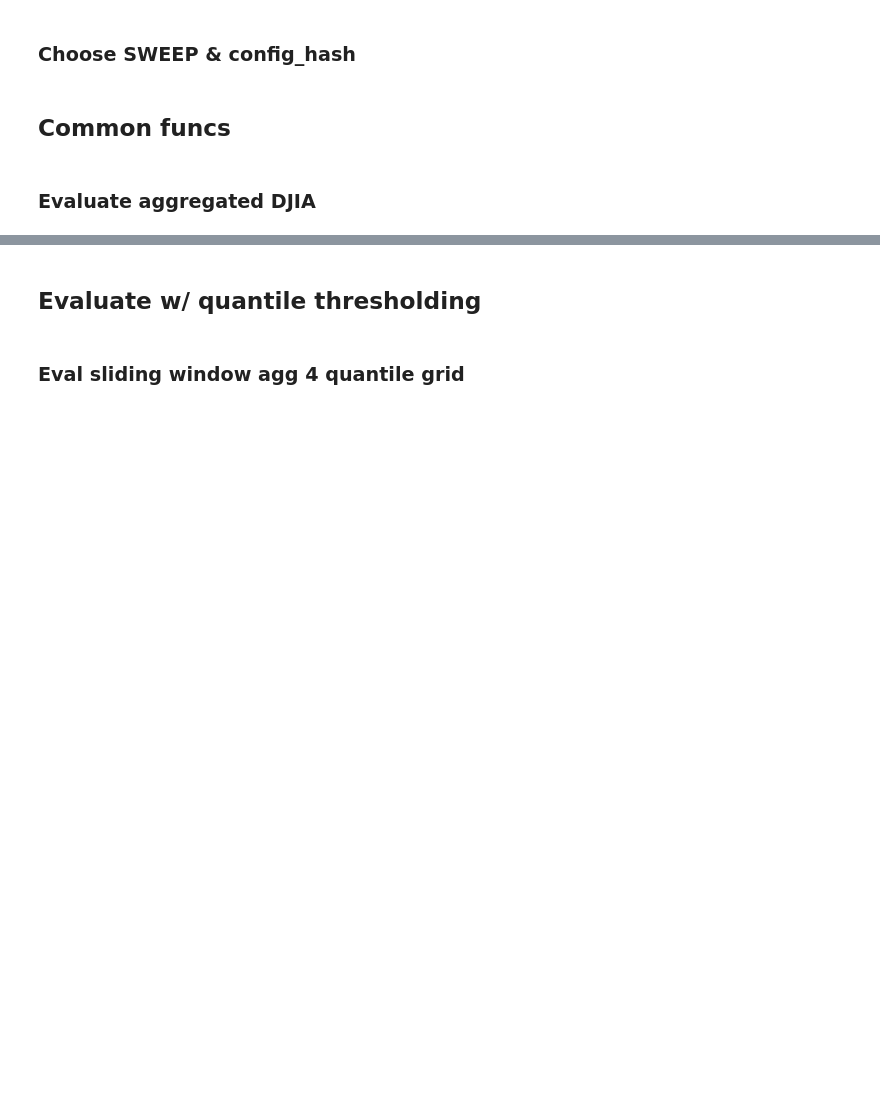
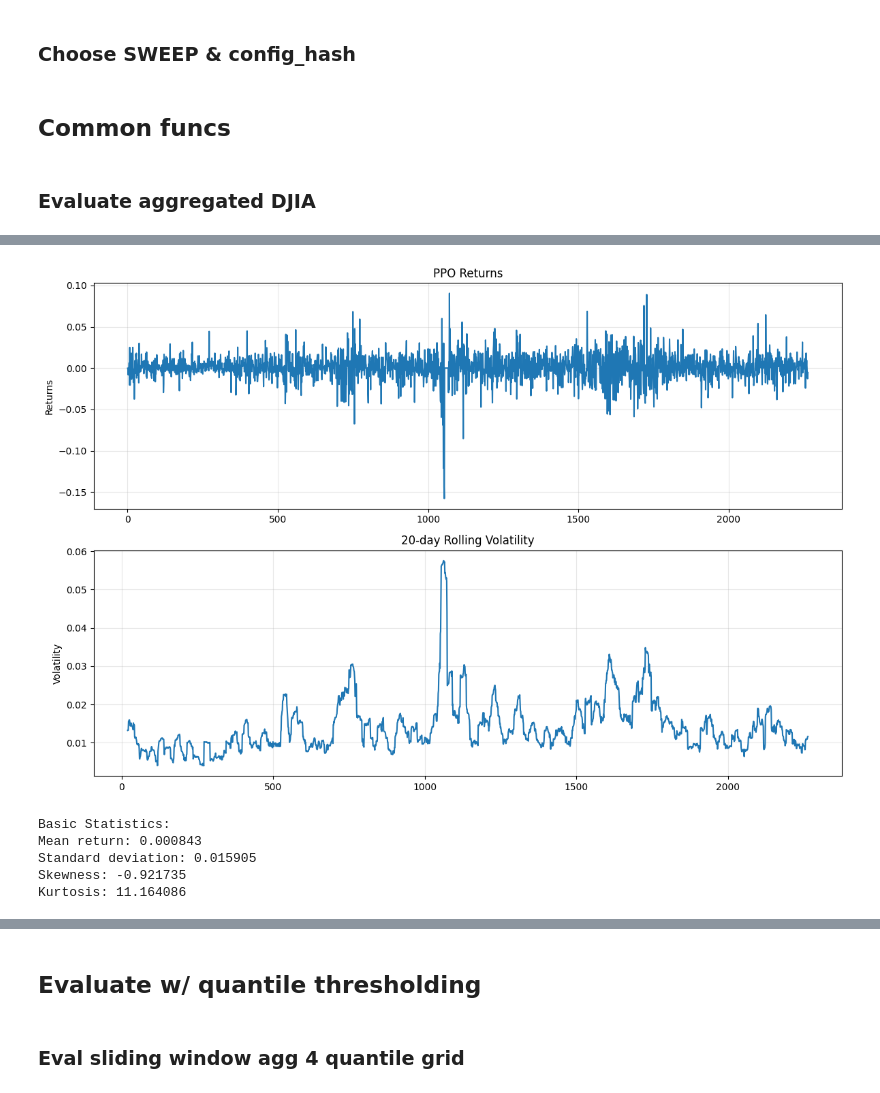
Before and after one commit to tony-pitchblack/FinRL, a Jupyter notebook: examples/finrl_dt_replicate_train_hft.ipynb, the cells around one changed output, grey strips where cells are left out. Cells and saved outputs as stored; diff of their text form; code cells hidden in the pictures; blank space fills up the shorter version.

```diff
--- a/examples/finrl_dt_replicate_train_hft.ipynb
+++ b/examples/finrl_dt_replicate_train_hft.ipynb
@@ -4720,0 +4721,8 @@ def eval_agg_dija(first_run, last_run, split_label='test', silent=False):
+# %%
+artifacts_folders_per_run = load_artifacts(
+    last_run.id,
+    artifact_types=[
+        'agg_account_values_df'
+    ],
+    prepend_run_id=True
+)
@@ -4720,0 +4735,6 @@ def eval_agg_dija(first_run, last_run, split_label='test', silent=False):
+# %%
+algo_name = 'PPO'
+account_values_dir = artifacts_folders_per_run['agg_account_values_df'][-1]
+account_values_file = account_values_dir / os.listdir(account_values_dir)[-1]
+agg_account_values_df = pd.read_csv(account_values_file).drop(columns=['Unnamed: 0'])
+algo_returns = agg_account_values_df[algo_name]
@@ -4720,0 +4799,33 @@ def eval_agg_dija(first_run, last_run, split_label='test', silent=False):
+# %%
+# Visualize the returns and volatility
+fig, (ax1, ax2) = plt.subplots(2, 1, figsize=(12, 8))
+
+# Plot returns
+ax1.plot(algo_returns_clean.index, algo_returns_clean.values)
+ax1.set_title(f'{algo_name} Returns')
+ax1.set_ylabel('Returns')
+ax1.grid(True, alpha=0.3)
+
+# Plot rolling volatility
+rolling_vol = algo_returns_clean.rolling(window=20).std()
+ax2.plot(rolling_vol.index, rolling_vol.values)
+ax2.set_title('20-day Rolling Volatility')
+ax2.set_ylabel('Volatility')
+ax2.grid(True, alpha=0.3)
+
+plt.tight_layout()
+plt.show()
+
+# Print basic statistics
+print("\nBasic Statistics:")
+print(f"Mean return: {algo_returns_clean.mean():.6f}")
+print(f"Standard deviation: {algo_returns_clean.std():.6f}")
+print(f"Skewness: {algo_returns_clean.skew():.6f}")
+print(f"Kurtosis: {algo_returns_clean.kurtosis():.6f}")
+# %% [output]
+[figure, added]
+Basic Statistics:
+Mean return: 0.000843
+Standard deviation: 0.015905
+Skewness: -0.921735
+Kurtosis: 11.164086
```
Also changed, not shown: parts of 24 cells of this notebook.
